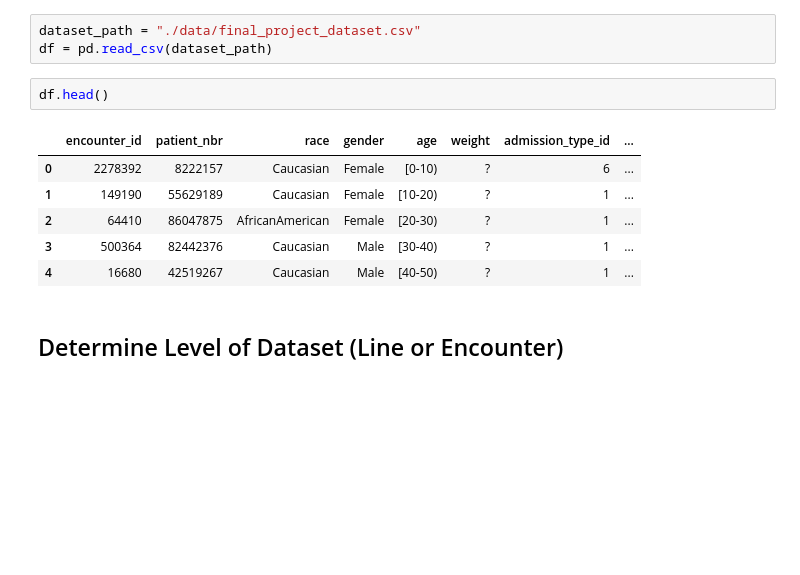
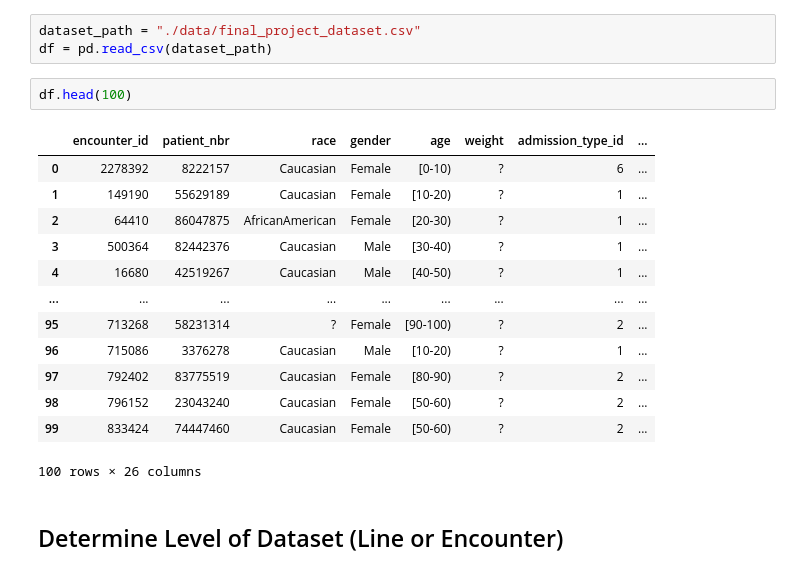
Before and after one commit to ricefields/UdaProject3, a Jupyter notebook: student_project.ipynb, the cells around one changed output. Drawn from its saved outputs; the diff is of its cells as text; blank space fills up the shorter version.

```diff
--- a/student_project.ipynb
+++ b/student_project.ipynb
@@ -90,14 +90,21 @@ Load the dataset and view a sample of the dataset along with reviewing the schem
 dataset_path = "./data/final_project_dataset.csv"
 df = pd.read_csv(dataset_path)
 # %%
-df.head()
+df.head(100)
 # %% [output]
 |  | encounter_id | patient_nbr | race | gender | age | weight | admission_type_id | ... |
 | 0 | 2278392 | 8222157 | Caucasian | Female | [0-10) | ? | 6 | ... |
 | 1 | 149190 | 55629189 | Caucasian | Female | [10-20) | ? | 1 | ... |
 | 2 | 64410 | 86047875 | AfricanAmerican | Female | [20-30) | ? | 1 | ... |
 | 3 | 500364 | 82442376 | Caucasian | Male | [30-40) | ? | 1 | ... |
 | 4 | 16680 | 42519267 | Caucasian | Male | [40-50) | ? | 1 | ... |
+| ... | ... | ... | ... | ... | ... | ... | ... | ... |
+| 95 | 713268 | 58231314 | ? | Female | [90-100) | ? | 2 | ... |
+| 96 | 715086 | 3376278 | Caucasian | Male | [10-20) | ? | 1 | ... |
+| 97 | 792402 | 83775519 | Caucasian | Female | [80-90) | ? | 2 | ... |
+| 98 | 796152 | 23043240 | Caucasian | Female | [50-60) | ? | 2 | ... |
+| 99 | 833424 | 74447460 | Caucasian | Female | [50-60) | ? | 2 | ... |
+100 rows × 26 columns
 # %% [markdown]
 ## Determine Level of Dataset (Line or Encounter)
 # %% [markdown]
```
Also changed, not shown: parts of 7 cells of this notebook.
